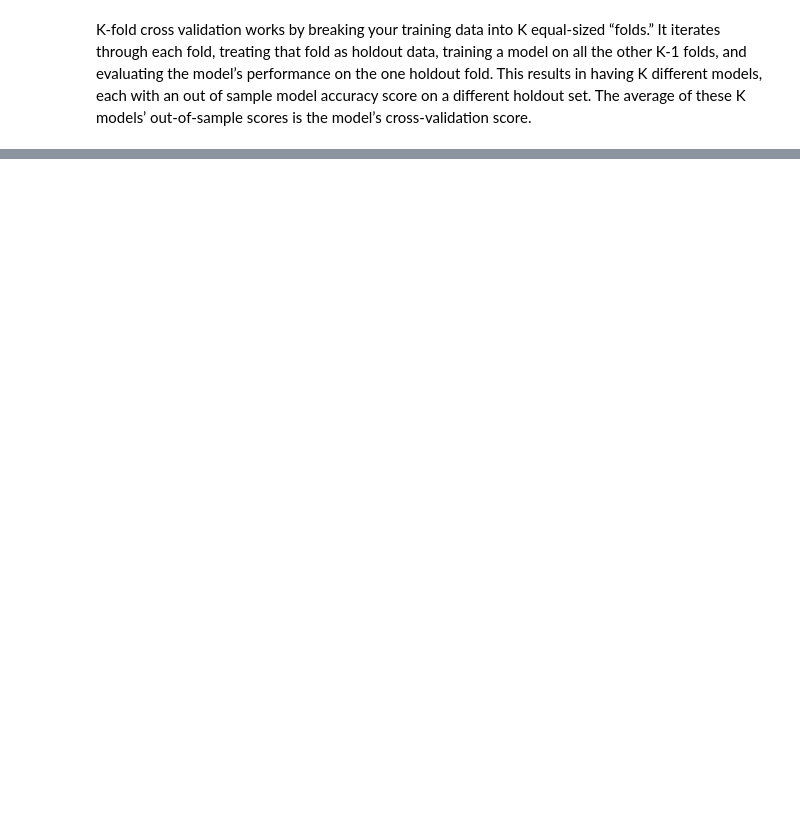
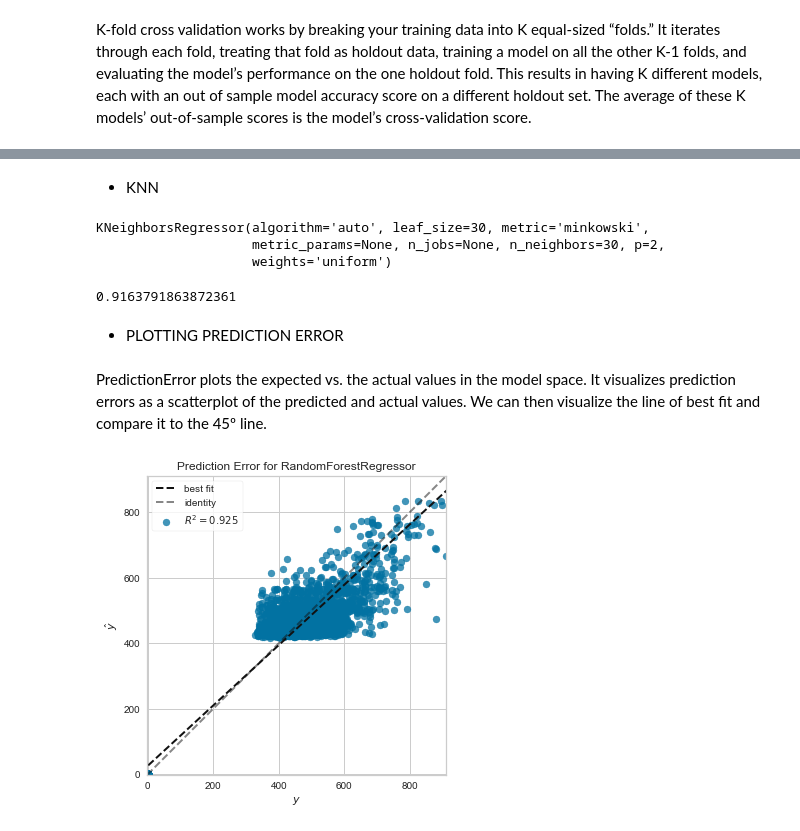
Before and after one commit to japana26/math-scores-ml-project, a Jupyter notebook: main.ipynb, the cells around one changed output, grey strips where cells are left out. Drawn from its saved outputs; the diff is of its cells as text; code cells hidden in the pictures; blank space fills up the shorter version.

```diff
--- a/main.ipynb
+++ b/main.ipynb
@@ -465,0 +439,3 @@ print(predictions)
+# %%
+rfr = grid_result.best_estimator_
+rfr.fit(X_train, y_train)
@@ -485,0 +468,14 @@ array([463.70376821, 475.95977195,   0.        , ..., 465.42829355,
+# %%
+# Perform Grid-Search
+dtr_gsc = GridSearchCV(
+    estimator=DecisionTreeRegressor(),
+    param_grid = {"criterion": ["mse", "mae"],
+              "min_samples_split": [10, 20, 40],
+              "max_depth": [2, 6, 8],
+              "min_samples_leaf": [20, 40, 100],
+              "max_leaf_nodes": [5, 20, 100]})
+
+dtr_grid_result = dtr_gsc.fit(X_train, y_train)
+# %%
+dtr = dtr_grid_result.best_estimator_
+dtr.fit(X_train, y_train)
@@ -485,0 +503,30 @@ array([463.70376821, 475.95977195,   0.        , ..., 465.42829355,
+# %% [markdown]
+- KNN
+# %%
+k_range = list(range(1, 31))
+param_grid = dict(n_neighbors=k_range)
+knn = KNeighborsRegressor(n_neighbors=5)
+
+knn_gsc = GridSearchCV(knn, param_grid, cv=10, scoring='r2')
+# fit the grid with data
+knn_grid_result = knn_gsc.fit(X_train, y_train)
+
+knn = knn_grid_result.best_estimator_
+knn.fit(X_train, y_train)
+# %% [output]
+KNeighborsRegressor(algorithm='auto', leaf_size=30, metric='minkowski',
+                    metric_params=None, n_jobs=None, n_neighbors=30, p=2,
+                    weights='uniform')
+# %%
+knn.score(X_test, y_test)
+# %% [output]
+0.9163791863872361
+# %% [markdown]
+- PLOTTING PREDICTION ERROR
+# %% [markdown]
+PredictionError plots the expected vs. the actual values in the model space. It visualizes prediction errors as a scatterplot of the predicted and actual values. We can then visualize the line of best fit and compare it to the 45º line.
+# %%
+#Random Forest
+visualizer = prediction_error(rfr, X_train, y_train, X_test, y_test)
+# %% [output]
+[figure, added]
```
Also changed, not shown: parts of 29 cells of this notebook.
